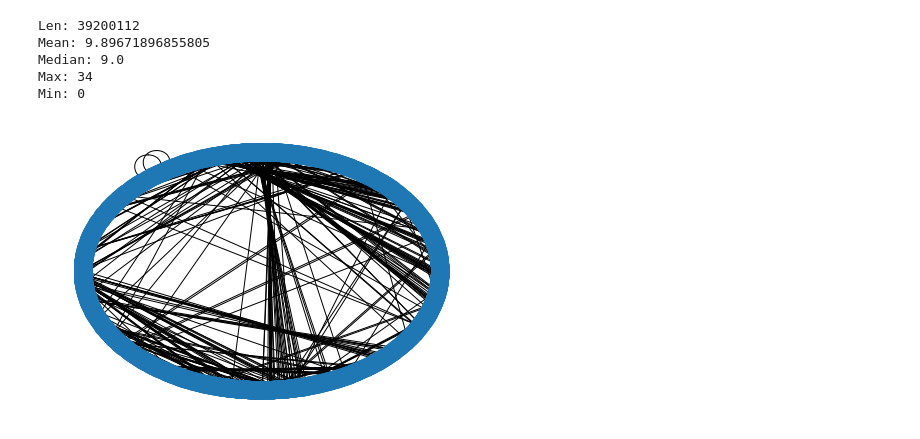
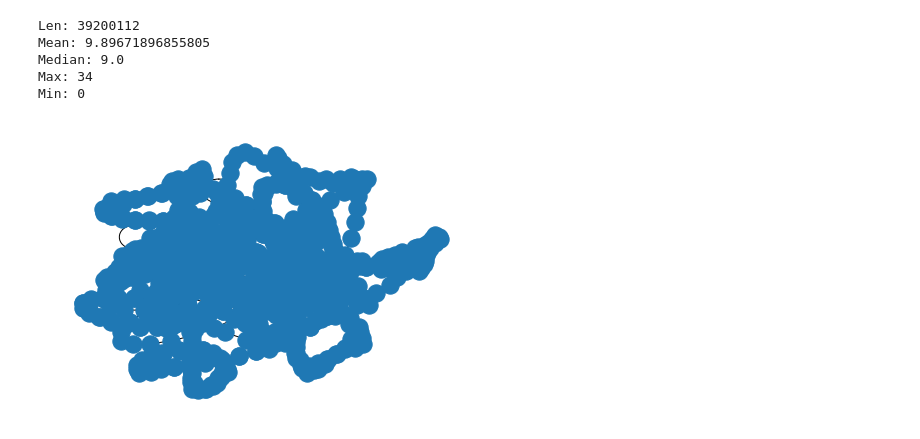
Before and after one commit to Cyrlyo/Alcohol_Students, a Jupyter notebook: StudentAlcool.ipynb, the cells around one changed output. Drawn from its saved outputs; the diff is of its cells as text; code cells hidden in the pictures.

Commit message:
changing draw form

```diff
--- a/StudentAlcool.ipynb
+++ b/StudentAlcool.ipynb
@@ -126,7 +126,7 @@ Median: 9.0
 Max: 34
 Min: 0
 # %%
-nx.draw_shell(G)
+nx.draw(G)
 plt.show()
 # %% [output]
-[figure, old version]
+[figure, new version]
```
Also changed, not shown: parts of 1 cell of this notebook.
